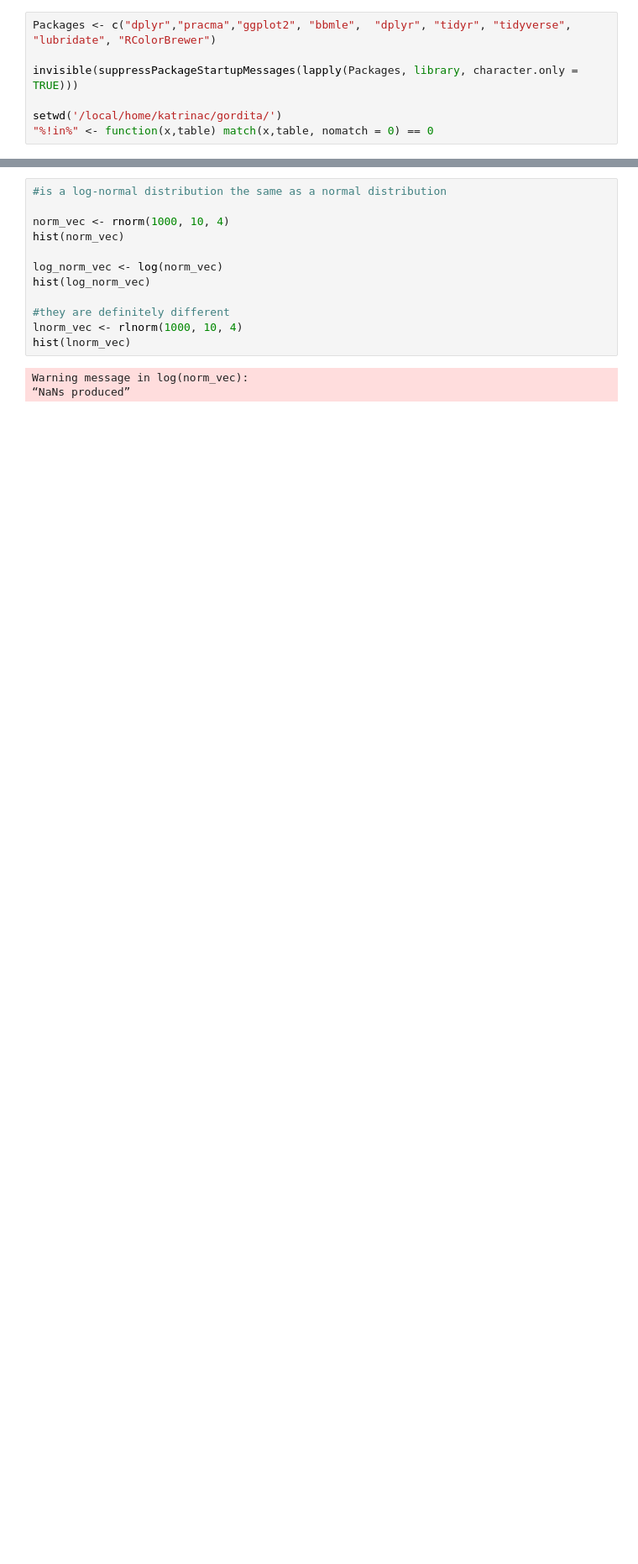
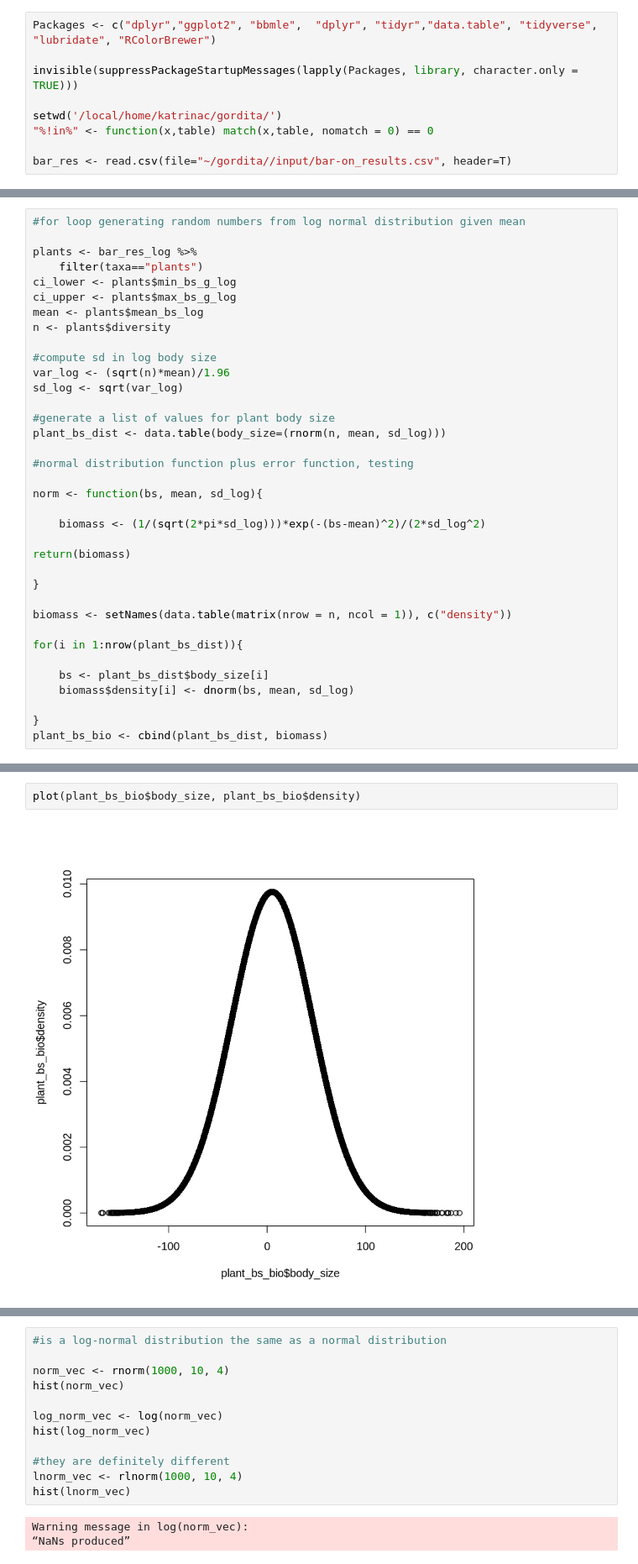
Before and after one commit to katcatalano/gordita, a Jupyter notebook: distribution_fitting.ipynb, the cells around one changed output, grey strips where cells are left out. Shown at 84% size. Cells and saved outputs as stored; diff of their text form; blank space fills up the shorter version.

Commit message:
sd calculations, next work on adding error function and normalizing by total taxon biomass

```diff
--- a/distribution_fitting.ipynb
+++ b/distribution_fitting.ipynb
@@ -1,7 +1,9 @@
 # %%
-Packages <- c("dplyr","pracma","ggplot2", "bbmle",  "dplyr", "tidyr", "tidyverse", "lubridate", "RColorBrewer")
+Packages <- c("dplyr","ggplot2", "bbmle",  "dplyr", "tidyr","data.table", "tidyverse", "lubridate", "RColorBrewer")
 
 invisible(suppressPackageStartupMessages(lapply(Packages, library, character.only = TRUE)))
 
 setwd('/local/home/katrinac/gordita/')
 "%!in%" <- function(x,table) match(x,table, nomatch = 0) == 0
+
+bar_res <- read.csv(file="~/gordita//input/bar-on_results.csv", header=T)
@@ -7,0 +57,36 @@ setwd('/local/home/katrinac/gordita/')
+# %%
+#for loop generating random numbers from log normal distribution given mean
+
+plants <- bar_res_log %>%
+    filter(taxa=="plants")
+ci_lower <- plants$min_bs_g_log
+ci_upper <- plants$max_bs_g_log
+mean <- plants$mean_bs_log
+n <- plants$diversity
+
+#compute sd in log body size
+var_log <- (sqrt(n)*mean)/1.96
+sd_log <- sqrt(var_log)
+
+#generate a list of values for plant body size
+plant_bs_dist <- data.table(body_size=(rnorm(n, mean, sd_log)))
+
+#normal distribution function plus error function, testing
+
+norm <- function(bs, mean, sd_log){
+
+    biomass <- (1/(sqrt(2*pi*sd_log)))*exp(-(bs-mean)^2)/(2*sd_log^2)
+
+return(biomass)
+
+}
+
+biomass <- setNames(data.table(matrix(nrow = n, ncol = 1)), c("density"))
+
+for(i in 1:nrow(plant_bs_dist)){
+
+    bs <- plant_bs_dist$body_size[i]
+    biomass$density[i] <- dnorm(bs, mean, sd_log)
+
+}
+plant_bs_bio <- cbind(plant_bs_dist, biomass)
@@ -7,0 +103,4 @@ setwd('/local/home/katrinac/gordita/')
+# %%
+plot(plant_bs_bio$body_size, plant_bs_bio$density)
+# %% [output]
+[figure, added]
```
Also changed, not shown: parts of 8 cells of this notebook.
